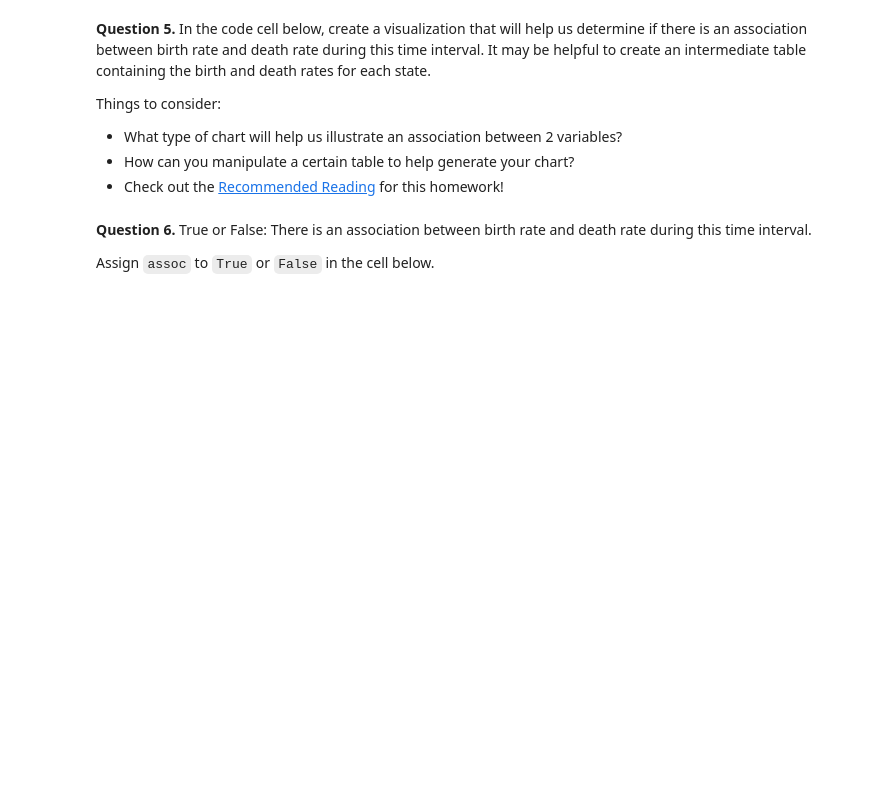
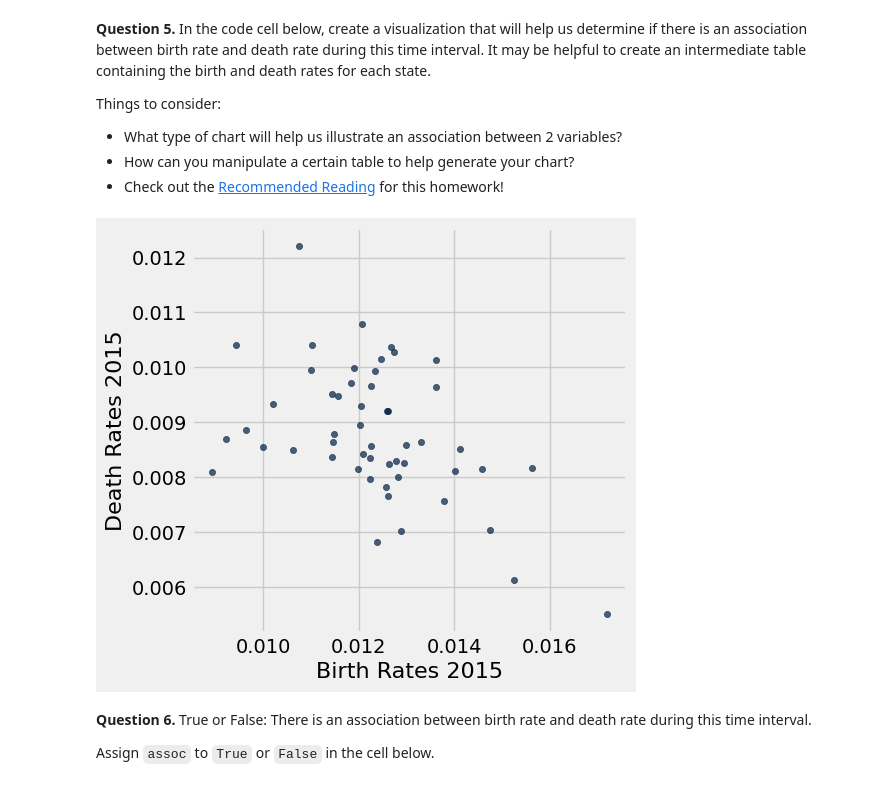
Before and after one commit to AndrewClough05/Intro-to-Data-Analytics-2.0, a Jupyter notebook: hw03/hw03.ipynb, the cells around one changed output. Cells and saved outputs as stored; diff of their text form; code cells hidden in the pictures; blank space fills up the shorter version.

```diff
--- a/hw03/hw03.ipynb
+++ b/hw03/hw03.ipynb
@@ -288,8 +298,11 @@ Things to consider:
 # %%
 # In this cell, use birth_rates and death_rates to generate your visualization
 birth_rates_2015 = pop.column('BIRTHS') / pop.column('2015')
 death_rates_2015 = pop.column('DEATHS') / pop.column('2015')
-...
+pop = pop.with_columns('Birth Rates 2015', birth_rates_2015, 'Death Rates 2015', death_rates_2015)
+pop.scatter('Birth Rates 2015', 'Death Rates 2015')
+# %% [output]
+[figure, added]
 # %% [markdown]
 <!-- END QUESTION -->
 
```
Also changed, not shown: parts of 26 cells of this notebook, 9 other files.
